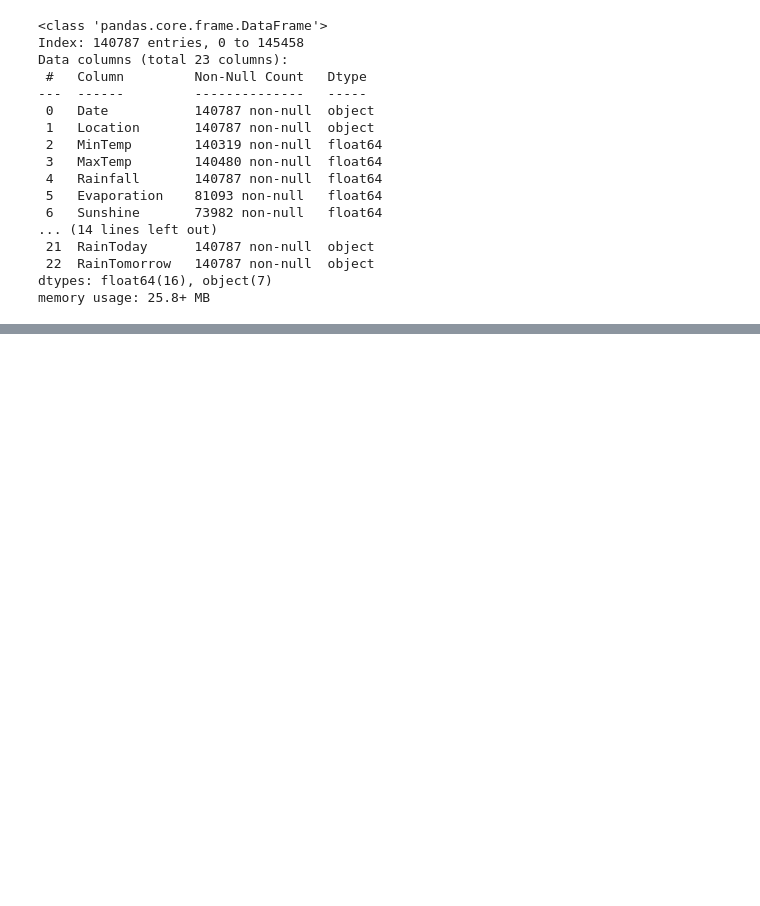
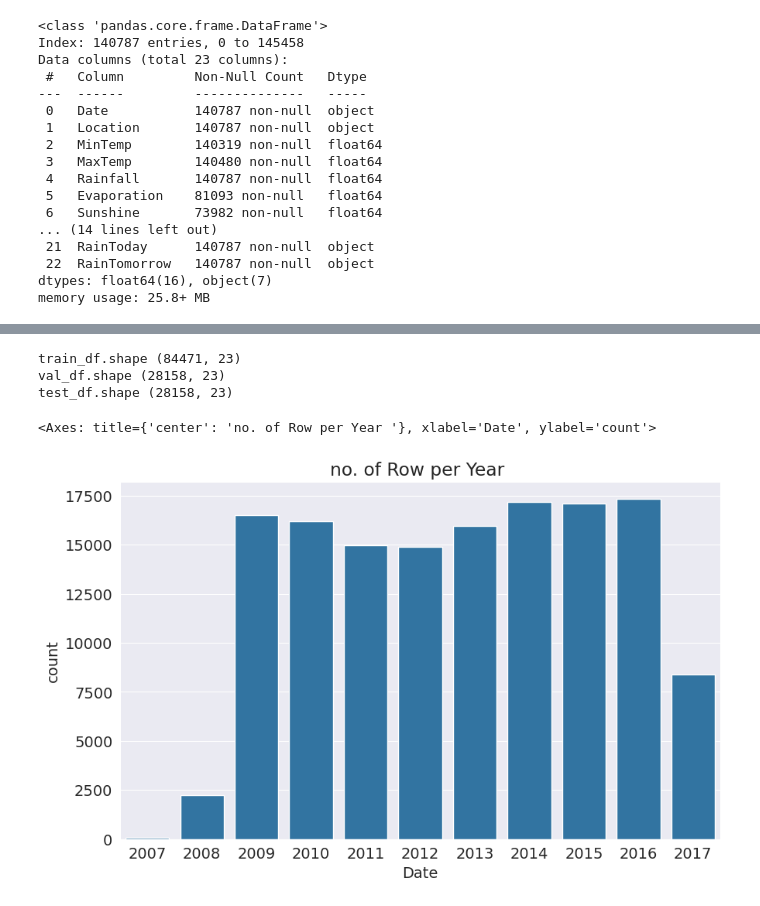
Before and after one commit to Imran1hp/Machine-Learning, a Jupyter notebook: Logistic_Regression_Model.ipynb, the cells around one changed output, grey strips where cells are left out. Drawn from its saved outputs; the diff is of its cells as text; code cells hidden in the pictures; blank space fills up the shorter version.

```diff
--- a/Logistic_Regression_Model.ipynb
+++ b/Logistic_Regression_Model.ipynb
@@ -157,0 +164,14 @@ if use_sample:
+# %%
+print("train_df.shape",tarin__df.shape)
+print("val_df.shape",val_df.shape)
+print("test_df.shape",test_df.shape)
+# %% [output]
+train_df.shape (84471, 23)
+val_df.shape (28158, 23)
+test_df.shape (28158, 23)
+# %%
+plt.title('no. of Row per Year ')
+sns.countplot(x=pd.to_datetime(raw_df.Date).dt.year)
+# %% [output]
+<Axes: title={'center': 'no. of Row per Year '}, xlabel='Date', ylabel='count'>
+[figure, added]
```
Also changed, not shown: parts of 4 cells of this notebook.
